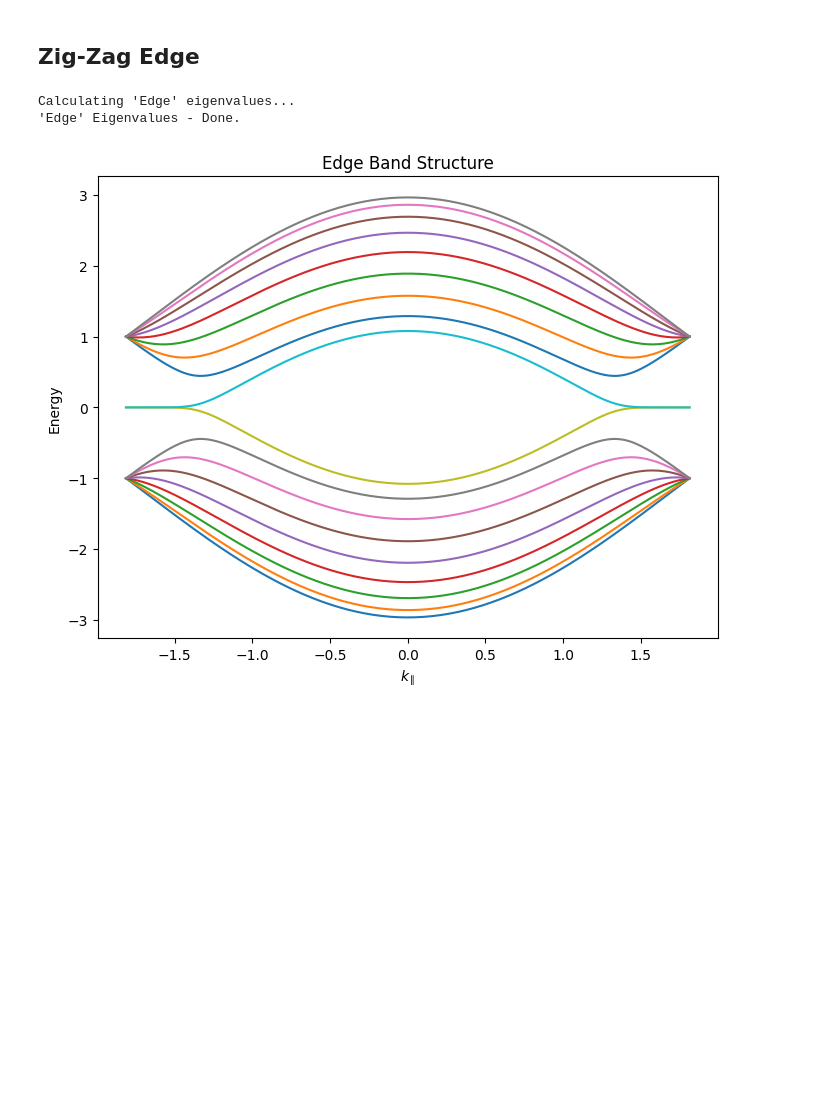
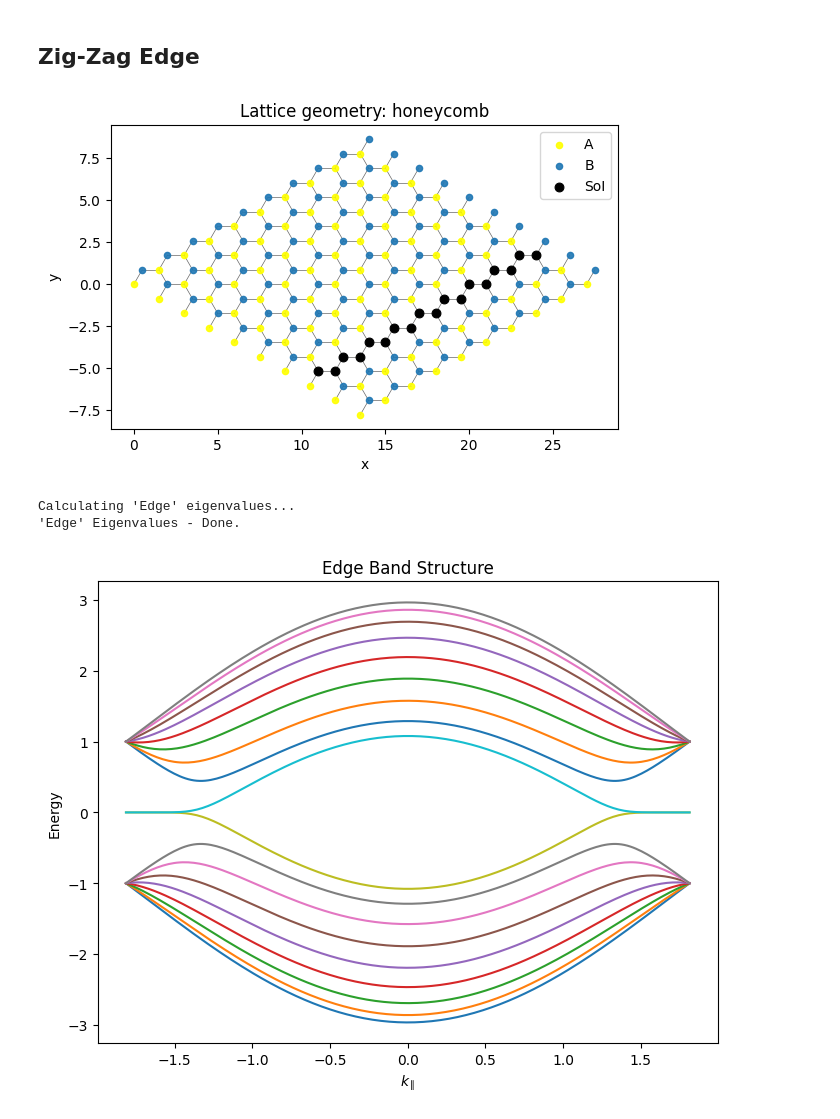
Before and after one commit to JaviLGPKE/topological_insulator, a Jupyter notebook: notebooks/honeycomb_edge.ipynb, the cells around one changed output. Saved outputs shown, nothing was run; the diff lists cells and outputs as text; code cells hidden in the pictures; blank space fills up the shorter version.

```diff
--- a/notebooks/honeycomb_edge.ipynb
+++ b/notebooks/honeycomb_edge.ipynb
@@ -66,6 +66,13 @@ tb._visualise_matrix(H_k)
 # %%
 import numpy as np
 tb.sublattice_idxs = np.delete(tb.sublattice_idxs, [0, -1])
+# %%
+tb = problem.hamiltonian["edge"]["tight_binding"]
+problem.geometry.plot_lattice(
+    sites_of_interest=tb.sublattice_idxs
+)
+# %% [output]
+[figure, added]
 # %%
 problem.run(
     H_type="reciprocal_space"
```
Also changed, not shown: parts of 2 cells of this notebook, 8 other files.
